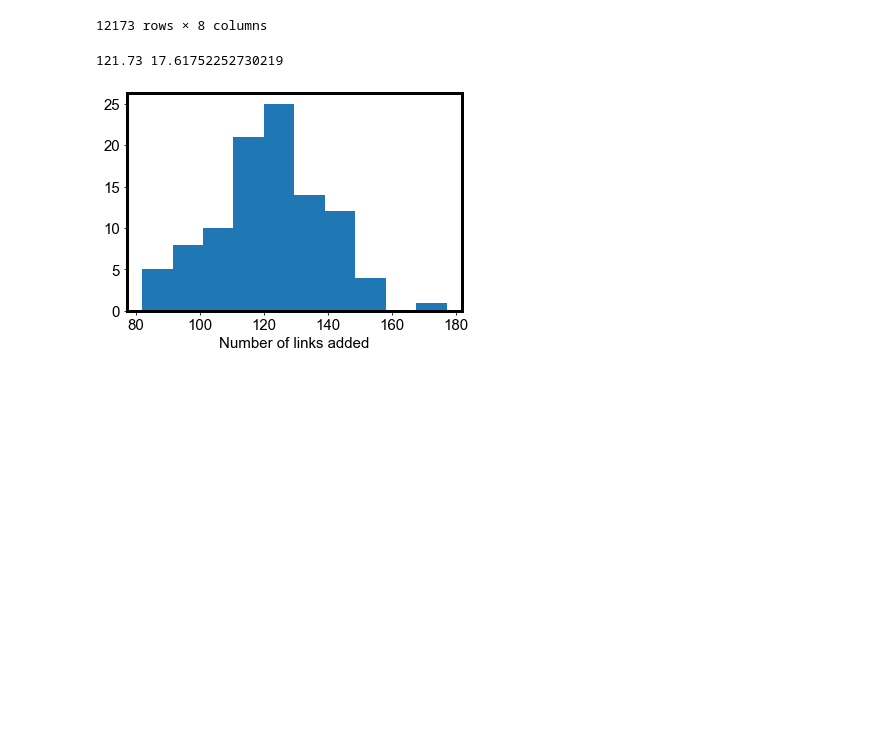
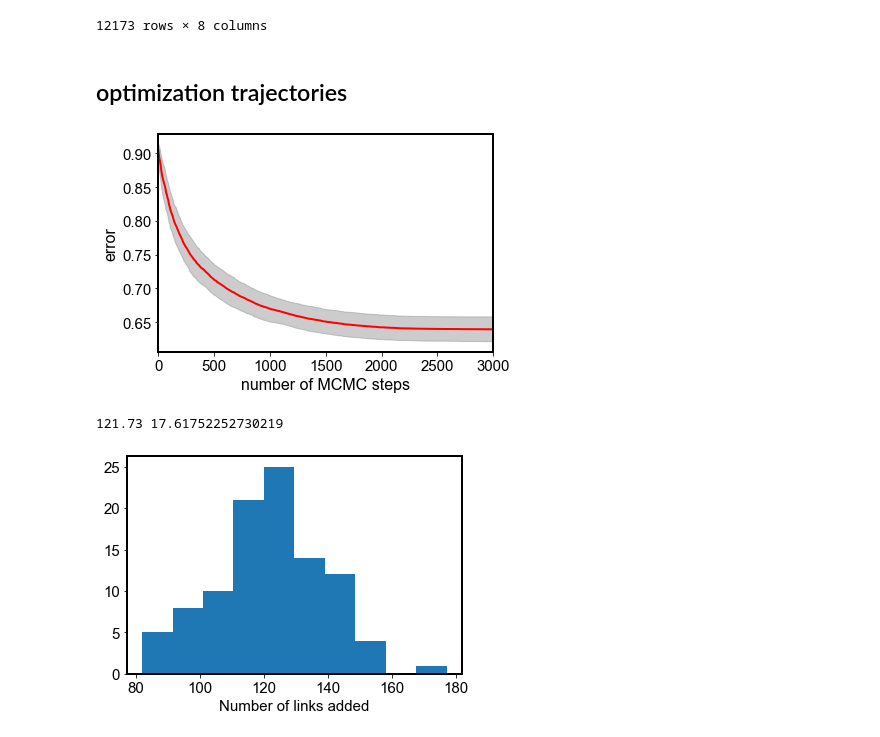
Before and after one commit to wt1005203/Trophic-model-of-human-microbiome, a Jupyter notebook: double_prior/campusCluster_data_analysis_prior.ipynb, the cells around one changed output. Drawn from its saved outputs; the diff is of its cells as text; code cells hidden in the pictures; blank space fills up the shorter version.

```diff
--- a/double_prior/campusCluster_data_analysis_prior.ipynb
+++ b/double_prior/campusCluster_data_analysis_prior.ipynb
@@ -163,6 +163,30 @@ df_all.sort_values(['metabolite ID', 'microbes ID'])
 links_added = []
 for i in range(len(df)):
     links_added.append(set(df[i]['position in x'].values))
+# %% [markdown]
+## optimization trajectories
+# %%
+error_all = []
+for i in range(len(df)):
+    error_list = np.ones((10000)) * 0.9062371391507545
+    error_reduction_list = df[i]['error reduced']
+    steps_list = df[i]['step added']
+    for step, error_reduction in zip(steps_list, error_reduction_list):
+        error_list[step:] = error_list[step:] - error_reduction
+    error_all.append(error_list)
+
+mean_error = np.mean(np.array(error_all), 0)
+std_error = np.std(np.array(error_all), 0)
+
+fig, ax = plt.subplots(1, 1, sharex=True)
+ax.plot(np.arange((10000)), mean_error, color='red', lw=2)
+ax.fill_between(np.arange((10000)), mean_error-std_error, mean_error+std_error, alpha=0.4, color='grey')
+ax.set_xlim([0, 3000])
+ax.set_xlabel('number of MCMC steps', fontsize=16)
+ax.set_ylabel('error', fontsize=16)
+#fig.savefig('./figures/fig1D.svg')
+# %% [output]
+[figure, added]
 # %%
 numLinksAdded = list(map(len, links_added))
 plt.figure()
```
Also changed, not shown: parts of 3 cells of this notebook.
